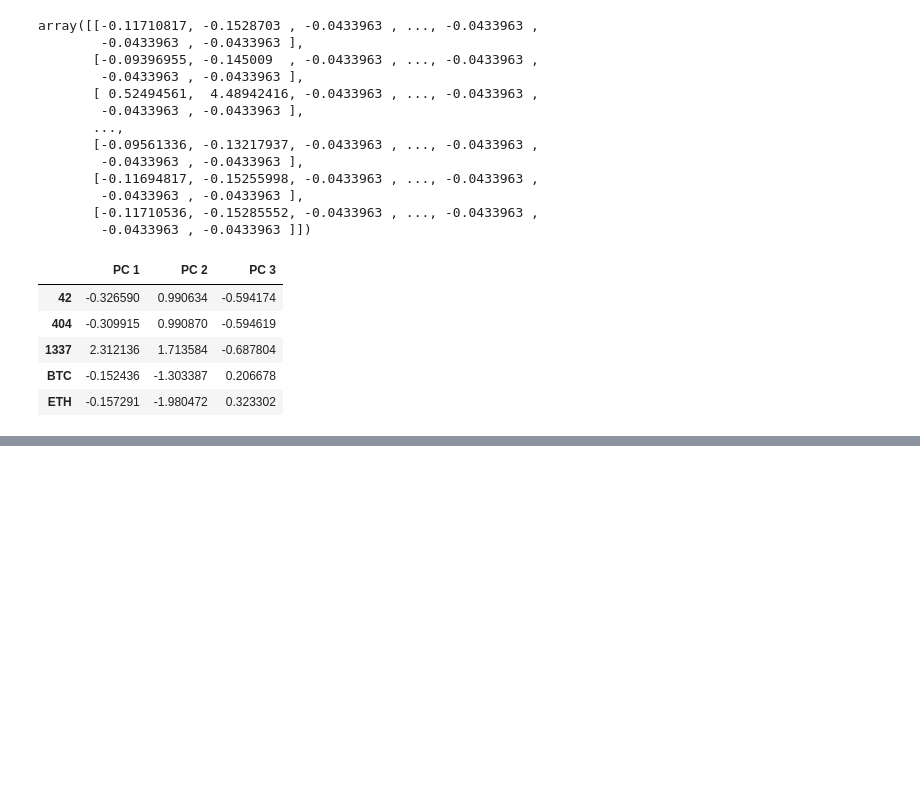
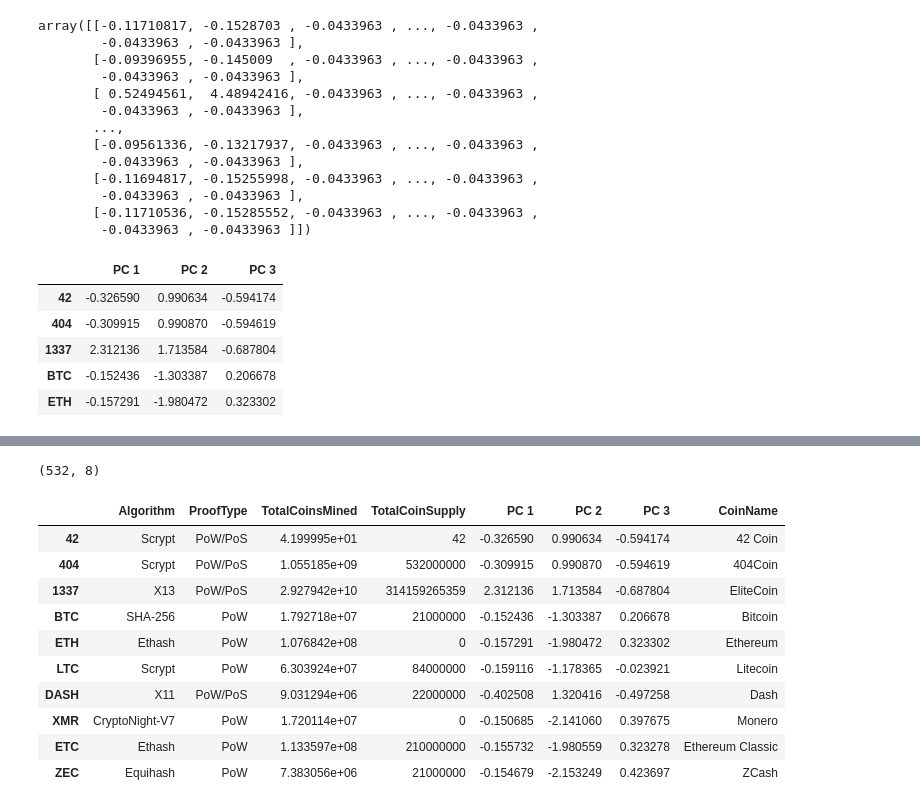
Before and after one commit to mkori60/Cryptocurriences, a Jupyter notebook: crypto_clustering.ipynb, the cells around one changed output, grey strips where cells are left out. Cells and saved outputs as stored; diff of their text form; code cells hidden in the pictures; blank space fills up the shorter version.

```diff
--- a/crypto_clustering.ipynb
+++ b/crypto_clustering.ipynb
@@ -194,3 +194,20 @@ pcs_df.head()
 | 1337 | 2.312136 | 1.713584 | -0.687804 |
 | BTC | -0.152436 | -1.303387 | 0.206678 |
 | ETH | -0.157291 | -1.980472 | 0.323302 |
+# %%
+# Create an elbow curve to find the best value for K.
+
+# Find the best value for K
+inertia = []
+k = list(range(1, 11))
+
+# Calculate the intertia fo the range of K values
+for i in k :
+    km = KMeans(n_clusters=i, random_state=0)
+    km.fit(pcs_df)
+    inertia.append(km.inertia_)
+
+# Create the elbow curve
+elbow_data = {"k": k, "inertia": inertia}
+df_elbow = pd.DataFrame(elbow_data)
+df_elbow.hvplot.line(x="k", y="inertia", xticks=k, title="Elbow Curve")
@@ -196,0 +216,11 @@ pcs_df.head()
+# %%
+# Initialize the K-Means model.
+model = KMeans(n_clusters=4, random_state=0)
+
+# Fit the model
+model.fit(pcs_df)
+
+# Predict clusters
+predictions = model.predict(pcs_df)
+
+predictions
@@ -196,0 +245,25 @@ pcs_df.head()
+# %%
+# Create a new DataFrame including predicted clusters and cryptocurrencies features.
+# Concatentate the crypto_df and pcs_df DataFrames on the same columns.
+#  Add a new column, "CoinName" to the clustered_df DataFrame that holds the names of the cryptocurrencies.
+clustered_df = pd.concat([crypto_data_df, pcs_df, CoinName_df], axis=1)
+
+#  Add a new column, "Class" to the clustered_df DataFrame that holds the predictions.
+# YOUR CODE HERE
+
+# Print the shape of the clustered_df
+print(clustered_df.shape)
+clustered_df.head(10)
+# %% [output]
+(532, 8)
+|  | Algorithm | ProofType | TotalCoinsMined | TotalCoinSupply | PC 1 | PC 2 | PC 3 | CoinName |
+| 42 | Scrypt | PoW/PoS | 4.199995e+01 | 42 | -0.326590 | 0.990634 | -0.594174 | 42 Coin |
+| 404 | Scrypt | PoW/PoS | 1.055185e+09 | 532000000 | -0.309915 | 0.990870 | -0.594619 | 404Coin |
+| 1337 | X13 | PoW/PoS | 2.927942e+10 | 314159265359 | 2.312136 | 1.713584 | -0.687804 | EliteCoin |
+| BTC | SHA-256 | PoW | 1.792718e+07 | 21000000 | -0.152436 | -1.303387 | 0.206678 | Bitcoin |
+| ETH | Ethash | PoW | 1.076842e+08 | 0 | -0.157291 | -1.980472 | 0.323302 | Ethereum |
+| LTC | Scrypt | PoW | 6.303924e+07 | 84000000 | -0.159116 | -1.178365 | -0.023921 | Litecoin |
+| DASH | X11 | PoW/PoS | 9.031294e+06 | 22000000 | -0.402508 | 1.320416 | -0.497258 | Dash |
+| XMR | CryptoNight-V7 | PoW | 1.720114e+07 | 0 | -0.150685 | -2.141060 | 0.397675 | Monero |
+| ETC | Ethash | PoW | 1.133597e+08 | 210000000 | -0.155732 | -1.980559 | 0.323278 | Ethereum Classic |
+| ZEC | Equihash | PoW | 7.383056e+06 | 21000000 | -0.154679 | -2.153249 | 0.423697 | ZCash |
```
Also changed, not shown: parts of 2 cells of this notebook.
